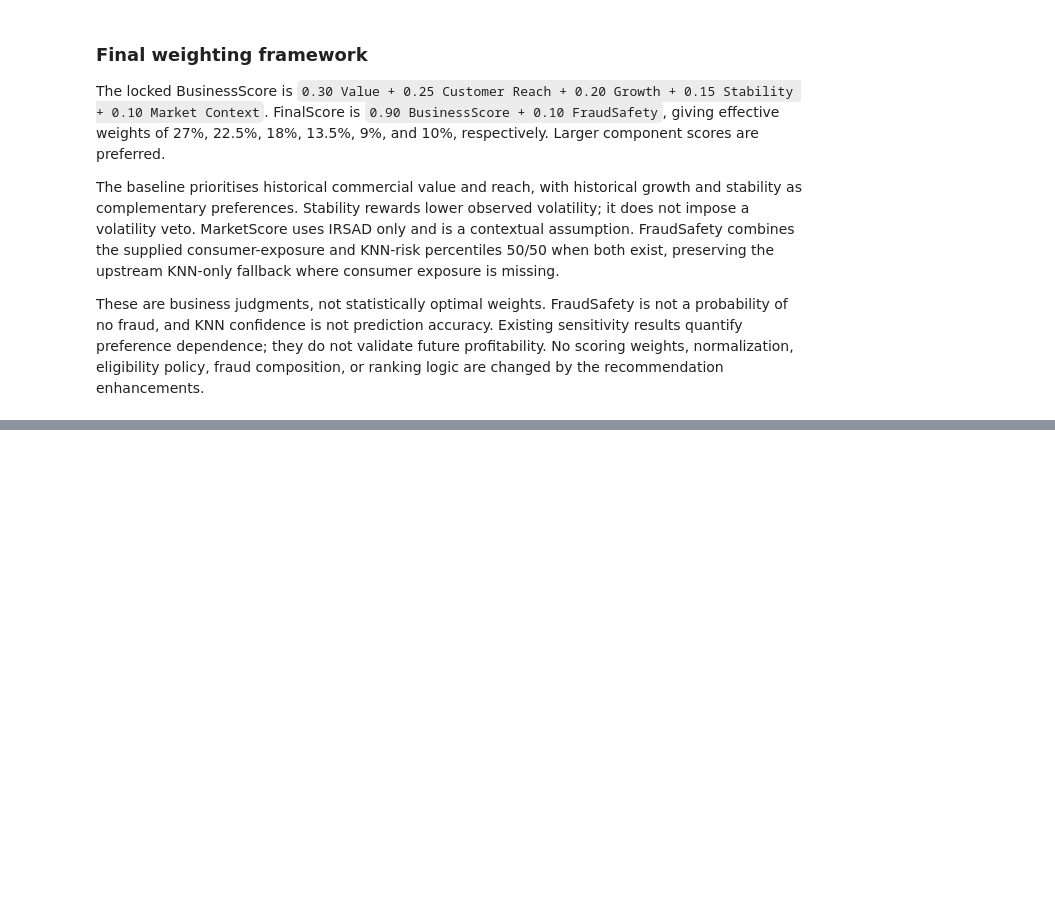
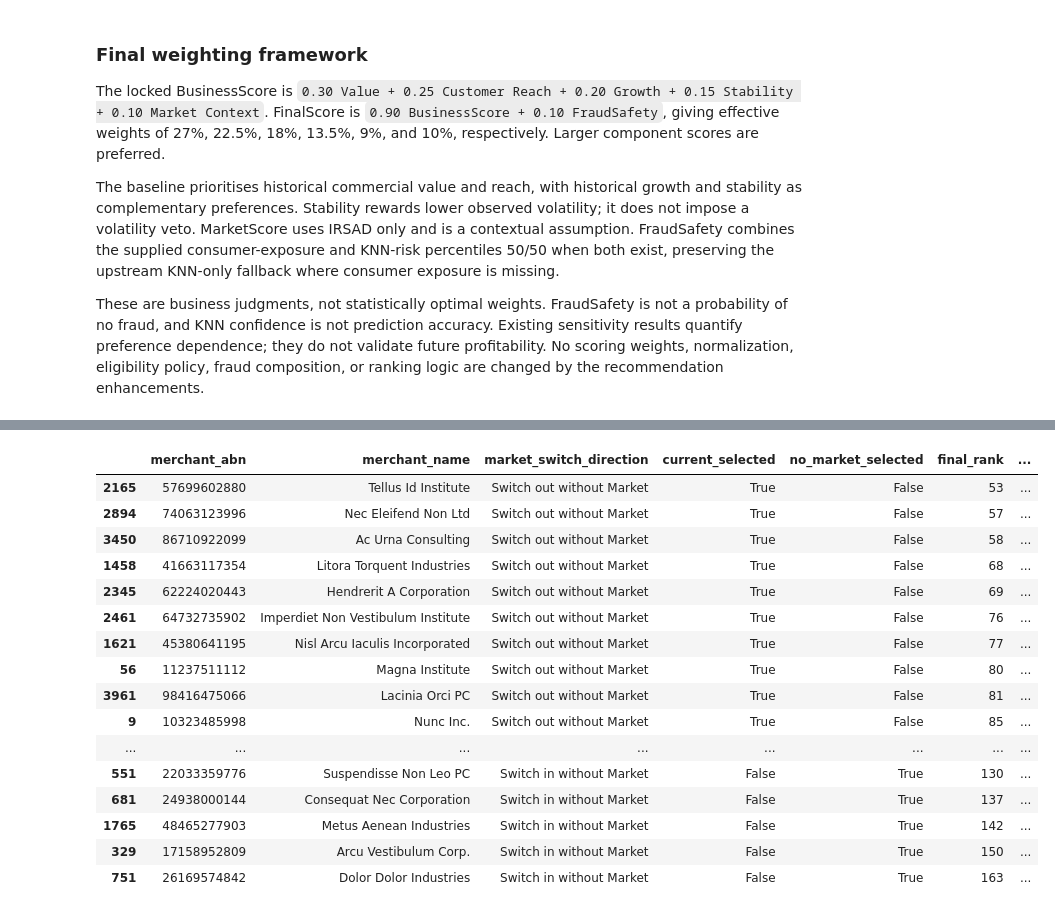
Before and after one commit to yixxx111/MAST30034-Project-2-Group-50, a Jupyter notebook: member5_ranking/ranking_summary.ipynb, the cells around one changed output, grey strips where cells are left out. Saved outputs shown, nothing was run; the diff lists cells and outputs as text; code cells hidden in the pictures; blank space fills up the shorter version.

Commit message:
Add Member5 Useful diagnostics without changing official recommendations

```diff
--- a/member5_ranking/ranking_summary.ipynb
+++ b/member5_ranking/ranking_summary.ipynb
@@ -1249,0 +1590,64 @@ does not alter the locked ranking or allocate extra slots.
+# %%
+no_market_weights = {c:w/(1-SCENARIOS['balanced']['market_score']) for c,w in SCENARIOS['balanced'].items() if c!='market_score'}
+assert np.isclose(sum(no_market_weights.values()),1)
+useful['no_market_final_score'] = .9*sum(useful[c]*w for c,w in no_market_weights.items())+.1*useful.risk_safety_score
+useful['no_market_final_rank'] = useful.no_market_final_score.rank(method='min',ascending=False).astype(int)
+no_market_ids = diagnostic_top100(useful,'no_market_final_score')
+useful['no_market_selected'] = useful.merchant_abn.isin(no_market_ids)
+useful['no_market_minus_baseline_score'] = useful.no_market_final_score-useful.final_score
+useful['rank_improvement_without_market'] = useful.final_rank-useful.no_market_final_rank
+# Renormalization also increases the four other business contributions; this is not just -0.09*MarketScore.
+useful['removed_market_points'] = -.09*useful.market_score
+useful['redistributed_business_points'] = .9*sum(useful[c]*(no_market_weights[c]-SCENARIOS['balanced'][c]) for c in no_market_weights)
+np.testing.assert_allclose(useful.no_market_minus_baseline_score,useful.removed_market_points+useful.redistributed_business_points,atol=1e-12)
+useful['market_switch_direction'] = np.select(
+    [~useful.current_selected & useful.no_market_selected, useful.current_selected & ~useful.no_market_selected],
+    ['Switch in without Market','Switch out without Market'],default='Unchanged membership')
+market_cols = ['merchant_abn','merchant_name','market_switch_direction','current_selected','no_market_selected',
+    'final_rank','no_market_final_rank','rank_improvement_without_market','seifa_irsad_national_decile','market_score',
+    'final_score','no_market_final_score','no_market_minus_baseline_score','removed_market_points','redistributed_business_points',
+    'regional_data_coverage_rate_all_sources_by_count','knn_confidence_score','knn_out_of_distribution']
+market_switchers = useful.loc[useful.current_selected.ne(useful.no_market_selected),market_cols].sort_values('final_rank')
+market_switchers.to_csv(RESULTS_DIR/'market_score_ablation_switchers.csv',index=False)
+market_boundary_mask = useful.final_rank.between(80,120) | useful.no_market_final_rank.between(80,120) | useful.current_selected.ne(useful.no_market_selected)
+market_boundary = useful.loc[market_boundary_mask,market_cols].sort_values('final_rank')
+market_boundary.to_csv(RESULTS_DIR/'market_score_ablation_boundary.csv',index=False)
+market_summary = pd.DataFrame([dict(comparison='Baseline vs No-Market',top100_overlap=len(baseline_ids&no_market_ids),
+    switch_in_count=len(no_market_ids-baseline_ids),switch_out_count=len(baseline_ids-no_market_ids),
+    spearman_all_eligible=useful.final_score.rank().corr(useful.no_market_final_score.rank()),
+    baseline_top100_abs_rank_change_median=useful.loc[useful.current_selected,'rank_improvement_without_market'].abs().median(),
+    baseline_top100_abs_rank_change_max=useful.loc[useful.current_selected,'rank_improvement_without_market'].abs().max(),
+    eligible_irsad_p25=useful.seifa_irsad_national_decile.quantile(.25),
+    eligible_irsad_median=useful.seifa_irsad_national_decile.median(),
+    eligible_irsad_p75=useful.seifa_irsad_national_decile.quantile(.75),
+    baseline_market_business_weight=.10,no_market_business_weight=0,
+    no_market_value_weight=no_market_weights['value_score'],no_market_customer_weight=no_market_weights['customer_score'],
+    no_market_growth_weight=no_market_weights['growth_score'],no_market_stability_weight=no_market_weights['stability_score'])])
+market_summary.to_csv(RESULTS_DIR/'market_score_ablation_summary.csv',index=False)
+display(market_summary.T)
+display(market_switchers)
+# Pick the closest raw-IRSAD opposite-direction pair, explicitly illustrative rather than representative.
+in_rows = market_switchers.loc[market_switchers.no_market_selected]
+out_rows = market_switchers.loc[market_switchers.current_selected]
+pair_rows=[]
+if len(in_rows) and len(out_rows):
+    pairs = in_rows.merge(out_rows,how='cross',suffixes=('_in','_out'))
+    pairs['raw_gap_abs']=(pairs.seifa_irsad_national_decile_in-pairs.seifa_irsad_national_decile_out).abs()
+    closest=pairs.sort_values(['raw_gap_abs','merchant_abn_in','merchant_abn_out']).iloc[0]
+    pair_rows=[dict(switch_in_abn=closest.merchant_abn_in,switch_in_name=closest.merchant_name_in,
+        switch_out_abn=closest.merchant_abn_out,switch_out_name=closest.merchant_name_out,
+        raw_irsad_in=closest.seifa_irsad_national_decile_in,raw_irsad_out=closest.seifa_irsad_national_decile_out,
+        raw_irsad_gap_out_minus_in=closest.seifa_irsad_national_decile_out-closest.seifa_irsad_national_decile_in,
+        market_score_gap_out_minus_in=closest.market_score_out-closest.market_score_in,
+        baseline_market_points_gap_out_minus_in=.09*(closest.market_score_out-closest.market_score_in),
+        baseline_final_score_gap_out_minus_in=closest.final_score_out-closest.final_score_in,
+        no_market_final_score_gap_out_minus_in=closest.no_market_final_score_out-closest.no_market_final_score_in)]
+market_pair=pd.DataFrame(pair_rows)
+market_pair.to_csv(RESULTS_DIR/'market_score_ablation_irsad_pair.csv',index=False)
+display(market_pair)
+display(Markdown(f"**Selection effect:** removing and redistributing MarketScore changes {len(no_market_ids-baseline_ids)} slots "
+    f"despite all-pool rank correlation {market_summary.iloc[0].spearman_all_eligible:.4f}. "
+    "The paired raw/percentile differences above expose the scale conversion, while boundary tables show actual rank movements. "
+    "Movement also includes redistribution to other business dimensions, so do not attribute the entire movement to raw IRSAD alone. "
+    "Customer-area context is not merchant location or individual income; this sensitivity warrants discussing the substantive rationale and calibration of the contextual preference, not changing it automatically."))
+# %% [output]
@@ -1249,0 +1671,17 @@ does not alter the locked ranking or allocate extra slots.
+|  | merchant_abn | merchant_name | market_switch_direction | current_selected | no_market_selected | final_rank | ... |
+| 2165 | 57699602880 | Tellus Id Institute | Switch out without Market | True | False | 53 | ... |
+| 2894 | 74063123996 | Nec Eleifend Non Ltd | Switch out without Market | True | False | 57 | ... |
+| 3450 | 86710922099 | Ac Urna Consulting | Switch out without Market | True | False | 58 | ... |
+| 1458 | 41663117354 | Litora Torquent Industries | Switch out without Market | True | False | 68 | ... |
+| 2345 | 62224020443 | Hendrerit A Corporation | Switch out without Market | True | False | 69 | ... |
+| 2461 | 64732735902 | Imperdiet Non Vestibulum Institute | Switch out without Market | True | False | 76 | ... |
+| 1621 | 45380641195 | Nisl Arcu Iaculis Incorporated | Switch out without Market | True | False | 77 | ... |
+| 56 | 11237511112 | Magna Institute | Switch out without Market | True | False | 80 | ... |
+| 3961 | 98416475066 | Lacinia Orci PC | Switch out without Market | True | False | 81 | ... |
+| 9 | 10323485998 | Nunc Inc. | Switch out without Market | True | False | 85 | ... |
+| ... | ... | ... | ... | ... | ... | ... | ... |
+| 551 | 22033359776 | Suspendisse Non Leo PC | Switch in without Market | False | True | 130 | ... |
+| 681 | 24938000144 | Consequat Nec Corporation | Switch in without Market | False | True | 137 | ... |
+| 1765 | 48465277903 | Metus Aenean Industries | Switch in without Market | False | True | 142 | ... |
+| 329 | 17158952809 | Arcu Vestibulum Corp. | Switch in without Market | False | True | 150 | ... |
+| 751 | 26169574842 | Dolor Dolor Industries | Switch in without Market | False | True | 163 | ... |
```
Also changed, not shown: parts of 12 cells of this notebook, 14 other files.
